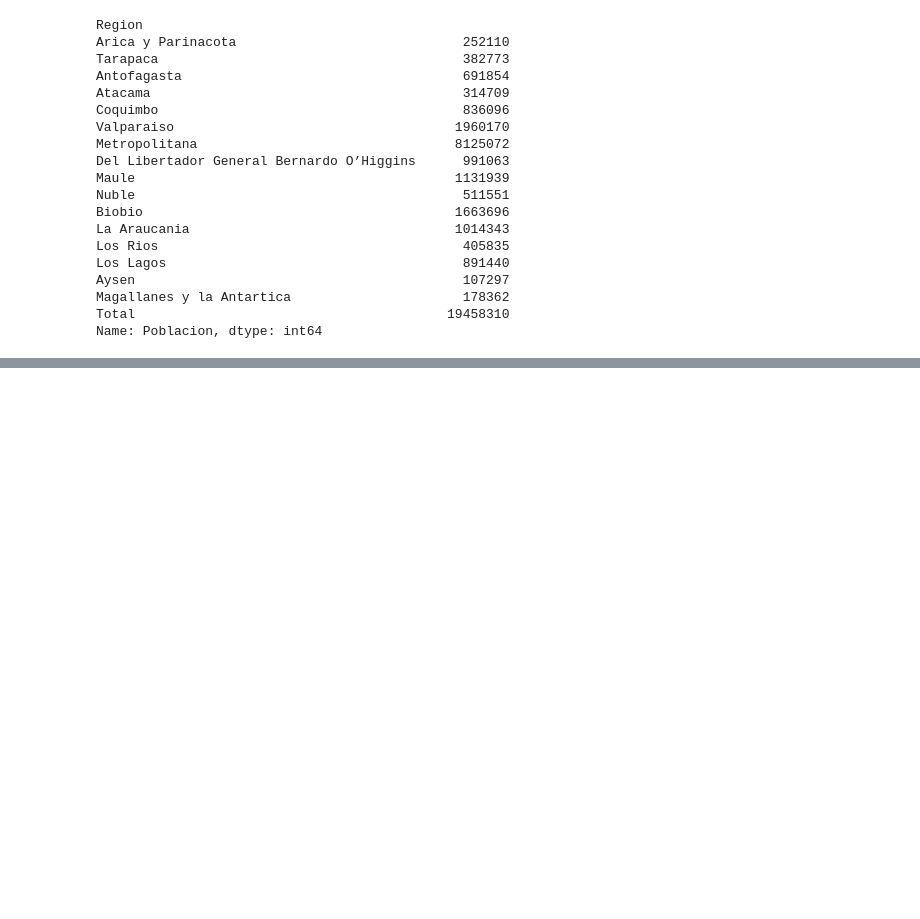
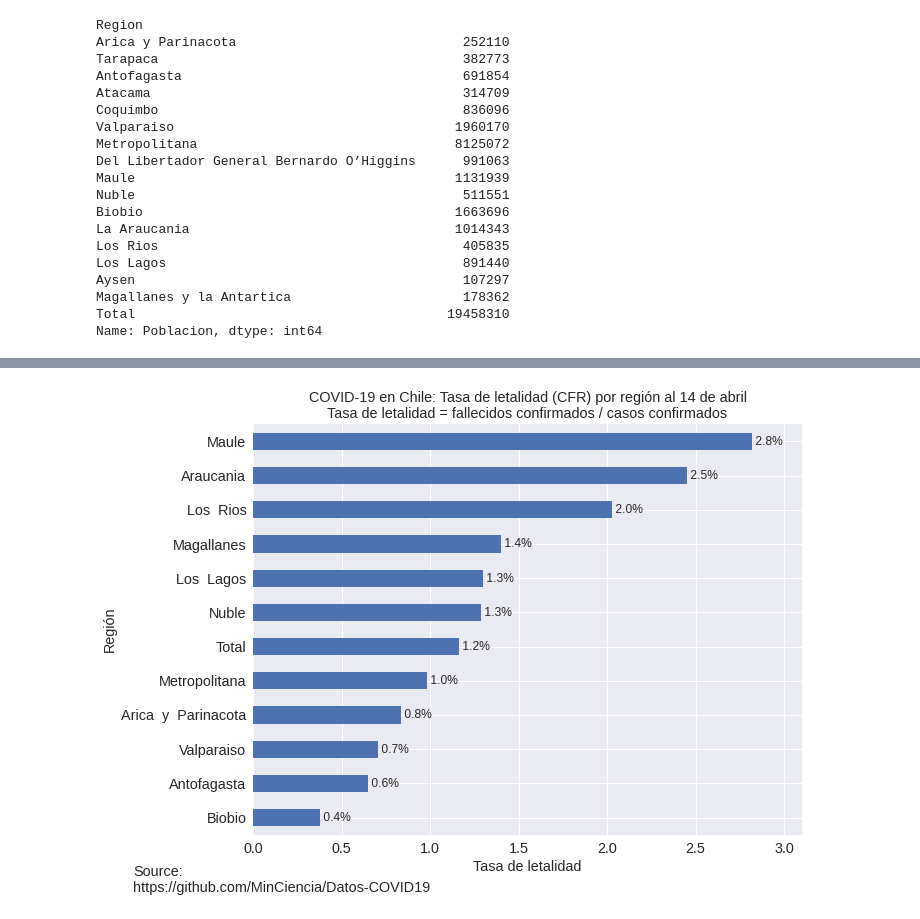
Before and after one commit to alonsosilvaallende/COVID-19, a Jupyter notebook: COVID_19_Chile_Tasa_Fallecidos_por_Region.ipynb, the cells around one changed output, grey strips where cells are left out. Cells and saved outputs as stored; diff of their text form; code cells hidden in the pictures; blank space fills up the shorter version.

```diff
--- a/COVID_19_Chile_Tasa_Fallecidos_por_Region.ipynb
+++ b/COVID_19_Chile_Tasa_Fallecidos_por_Region.ipynb
@@ -86,0 +112,20 @@ files.download("2020-04-14-COVID-19-Chile-Fallecidos-por-Region.png")
+# %%
+CFR = data_raw['Fallecidos']/data_raw['Casos  totales']*100
+# %%
+CFR = CFR.sort_values(ascending=True)
+# %%
+CFR = CFR[CFR>0]
+# %%
+fig, ax = plt.subplots(figsize=(10,7))
+CFR.plot(kind='barh', ax=ax, color='C0', fontsize='x-large')
+for i, val in enumerate(CFR):
+  ax.text(val, i-0.1, f" {val:.1f}%", fontsize='large')
+ax.set_title(f'COVID-19 en Chile: Tasa de letalidad (CFR) por región al 14 de abril\nTasa de letalidad = fallecidos confirmados / casos confirmados', fontsize='x-large')
+ax.set_xlabel(f'Tasa de letalidad', fontsize='x-large')
+ax.set_ylabel(f'Región', fontsize='x-large')
+plt.xlim(0,3.1)
+fig.tight_layout()
+plt.annotate('Source:\nhttps://github.com/MinCiencia/Datos-COVID19', (0,0), (-120,-30), fontsize='x-large', xycoords='axes fraction', textcoords='offset points', va='top')
+plt.savefig("2020-04-15-COVID-19-Chile-Tasa-de-Letalidad-por-Region.png", format='png', bbox_inches='tight', dvi=1200)
+# %% [output]
+[figure, added]
```
Also changed, not shown: parts of 6 cells of this notebook.
